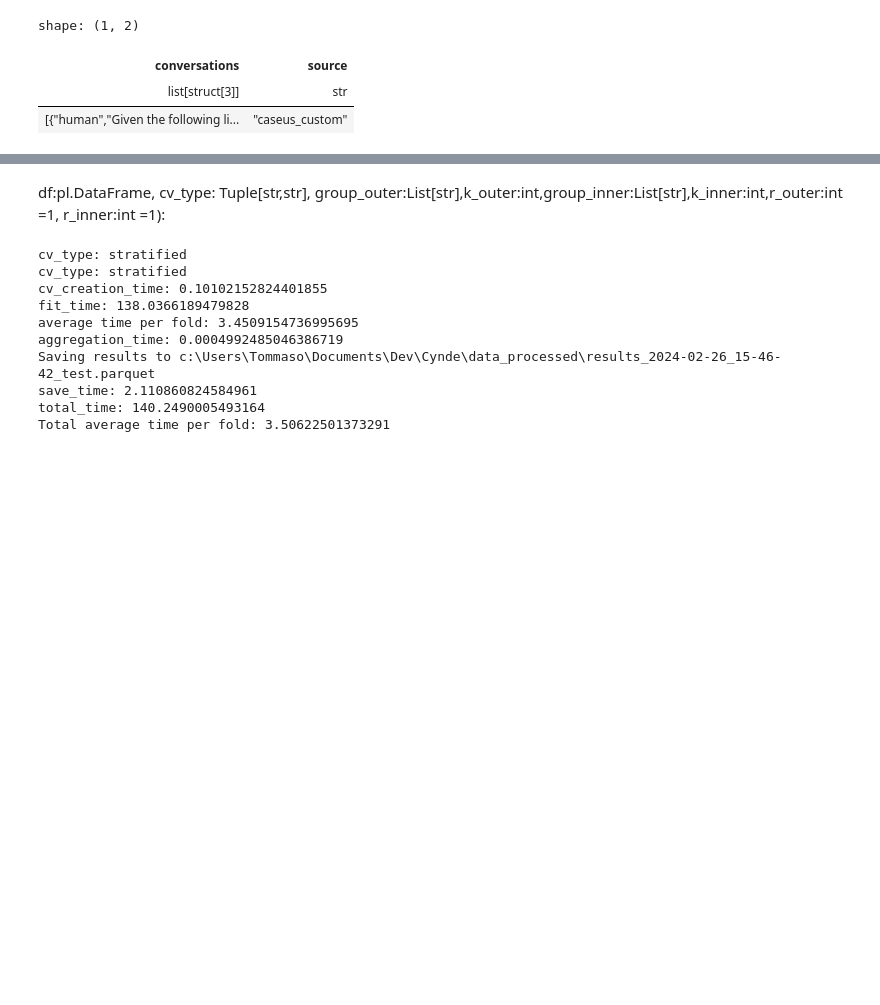
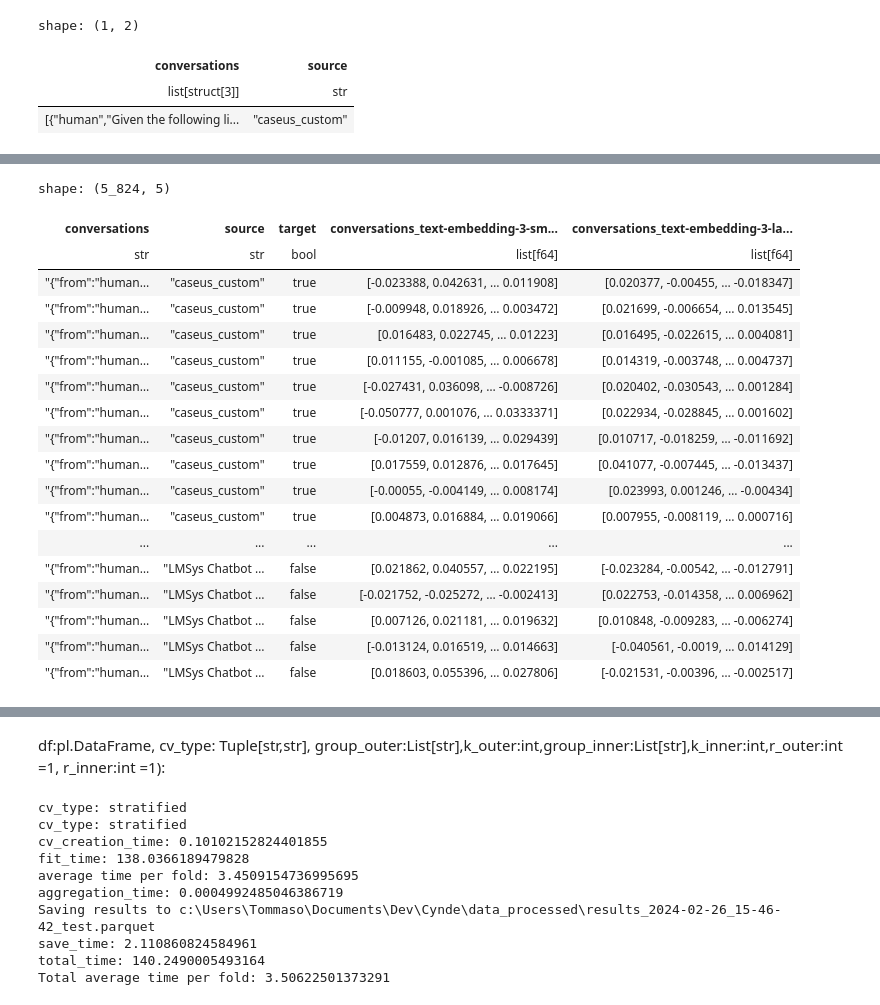
Before and after one commit to Neural-Dragon-AI/Cynde, a Jupyter notebook: examples/classify_hermes.ipynb, the cells around one changed output, grey strips where cells are left out. Drawn from its saved outputs; the diff is of its cells as text; code cells hidden in the pictures; blank space fills up the shorter version.

```diff
--- a/examples/classify_hermes.ipynb
+++ b/examples/classify_hermes.ipynb
@@ -44,0 +143,22 @@ else:
+# %%
+embedded_df
+# %% [output]
+shape: (5_824, 5)
+| conversations | source | target | conversations_text-embedding-3-sm... | conversations_text-embedding-3-la... |
+| str | str | bool | list[f64] | list[f64] |
+| "{"from":"human… | "caseus_custom" | true | [-0.023388, 0.042631, … 0.011908] | [0.020377, -0.00455, … -0.018347] |
+| "{"from":"human… | "caseus_custom" | true | [-0.009948, 0.018926, … 0.003472] | [0.021699, -0.006654, … 0.013545] |
+| "{"from":"human… | "caseus_custom" | true | [0.016483, 0.022745, … 0.01223] | [0.016495, -0.022615, … 0.004081] |
+| "{"from":"human… | "caseus_custom" | true | [0.011155, -0.001085, … 0.006678] | [0.014319, -0.003748, … 0.004737] |
+| "{"from":"human… | "caseus_custom" | true | [-0.027431, 0.036098, … -0.008726] | [0.020402, -0.030543, … 0.001284] |
+| "{"from":"human… | "caseus_custom" | true | [-0.050777, 0.001076, … 0.0333371] | [0.022934, -0.028845, … 0.001602] |
+| "{"from":"human… | "caseus_custom" | true | [-0.01207, 0.016139, … 0.029439] | [0.010717, -0.018259, … -0.011692] |
+| "{"from":"human… | "caseus_custom" | true | [0.017559, 0.012876, … 0.017645] | [0.041077, -0.007445, … -0.013437] |
+| "{"from":"human… | "caseus_custom" | true | [-0.00055, -0.004149, … 0.008174] | [0.023993, 0.001246, … -0.00434] |
+| "{"from":"human… | "caseus_custom" | true | [0.004873, 0.016884, … 0.019066] | [0.007955, -0.008119, … 0.000716] |
+| ... | ... | ... | ... | ... |
+| "{"from":"human… | "LMSys Chatbot … | false | [0.021862, 0.040557, … 0.022195] | [-0.023284, -0.00542, … -0.012791] |
+| "{"from":"human… | "LMSys Chatbot … | false | [-0.021752, -0.025272, … -0.002413] | [0.022753, -0.014358, … 0.006962] |
+| "{"from":"human… | "LMSys Chatbot … | false | [0.007126, 0.021181, … 0.019632] | [0.010848, -0.009283, … -0.006274] |
+| "{"from":"human… | "LMSys Chatbot … | false | [-0.013124, 0.016519, … 0.014663] | [-0.040561, -0.0019, … 0.014129] |
+| "{"from":"human… | "LMSys Chatbot … | false | [0.018603, 0.055396, … 0.027806] | [-0.021531, -0.00396, … -0.002517] |
```
Also changed, not shown: parts of 13 cells of this notebook, 5 other files.
